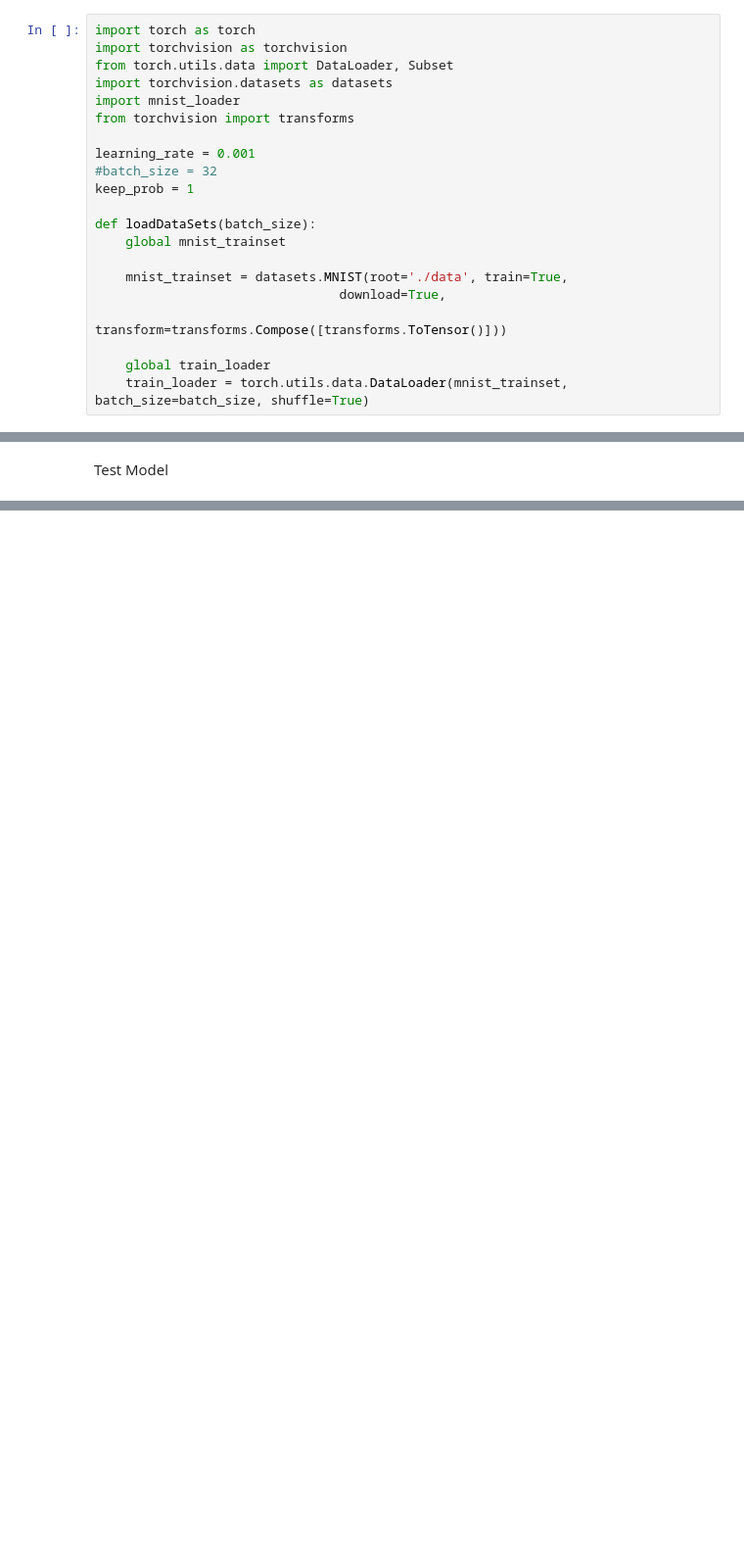
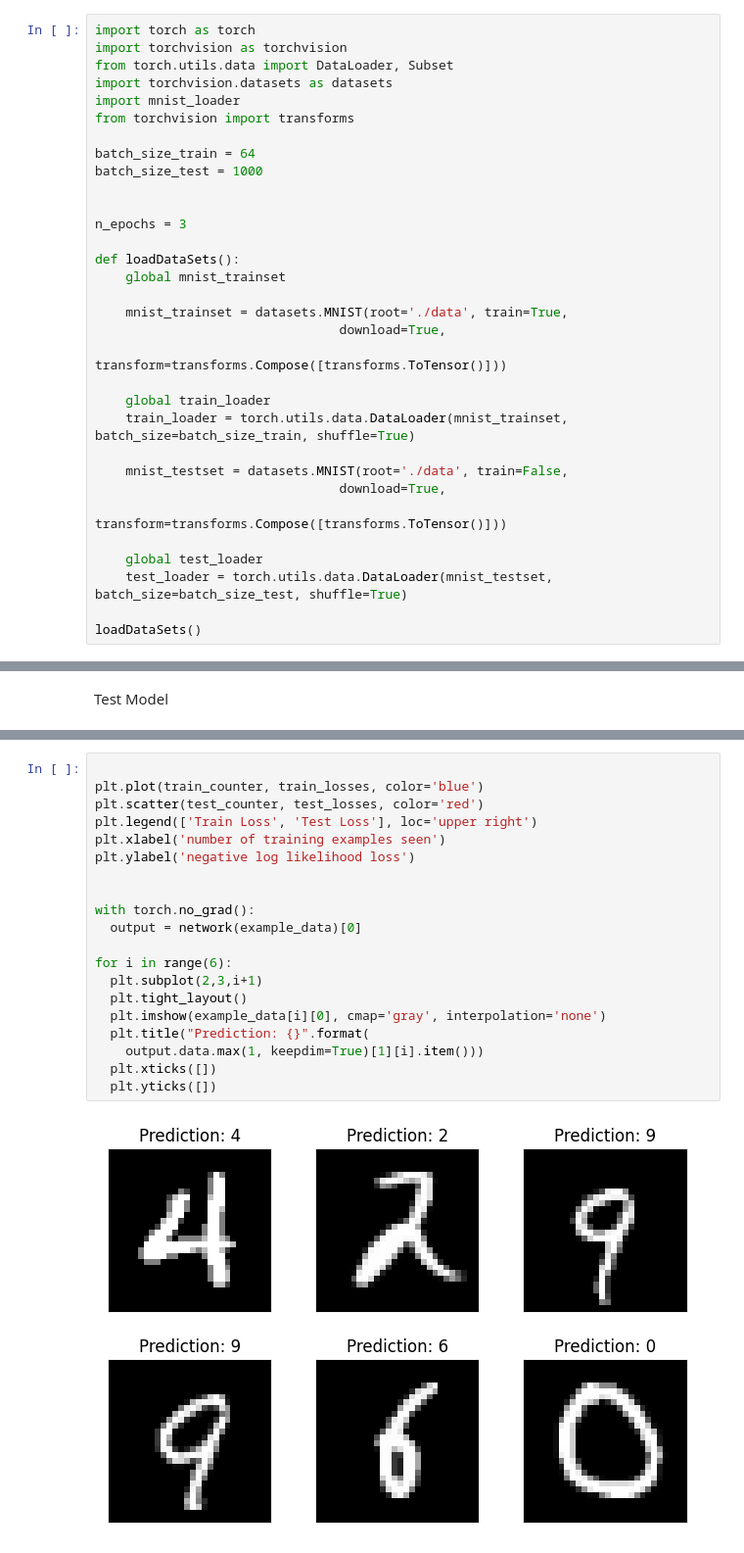
Before and after one commit to Naeempatel010/CS6316-Project, a Jupyter notebook: NN.ipynb, the cells around one changed output, grey strips where cells are left out. Shown at 98% size. Drawn from its saved outputs; the diff is of its cells as text; blank space fills up the shorter version.

```diff
--- a/NN.ipynb
+++ b/NN.ipynb
@@ -8,11 +8,13 @@ import torchvision.datasets as datasets
 import mnist_loader
 from torchvision import transforms
 
-learning_rate = 0.001
-#batch_size = 32
-keep_prob = 1
+batch_size_train = 64
+batch_size_test = 1000
 
-def loadDataSets(batch_size):
+
+n_epochs = 3
+
+def loadDataSets():
     global mnist_trainset
 
     mnist_trainset = datasets.MNIST(root='./data', train=True,
@@ -20,7 +22,16 @@ def loadDataSets(batch_size):
                                 transform=transforms.Compose([transforms.ToTensor()]))
 
     global train_loader
-    train_loader = torch.utils.data.DataLoader(mnist_trainset, batch_size=batch_size, shuffle=True)
+    train_loader = torch.utils.data.DataLoader(mnist_trainset, batch_size=batch_size_train, shuffle=True)
+
+    mnist_testset = datasets.MNIST(root='./data', train=False,
+                                download=True,
+                                transform=transforms.Compose([transforms.ToTensor()]))
+
+    global test_loader
+    test_loader = torch.utils.data.DataLoader(mnist_testset, batch_size=batch_size_test, shuffle=True)
+
+loadDataSets()
 # %% [markdown]
 Plot a subset of the Dataset
 # %%
@@ -163,0 +222,22 @@ Test Model
+# %%
+
+plt.plot(train_counter, train_losses, color='blue')
+plt.scatter(test_counter, test_losses, color='red')
+plt.legend(['Train Loss', 'Test Loss'], loc='upper right')
+plt.xlabel('number of training examples seen')
+plt.ylabel('negative log likelihood loss')
+
+
+with torch.no_grad():
+  output = network(example_data)[0]
+
+for i in range(6):
+  plt.subplot(2,3,i+1)
+  plt.tight_layout()
+  plt.imshow(example_data[i][0], cmap='gray', interpolation='none')
+  plt.title("Prediction: {}".format(
+    output.data.max(1, keepdim=True)[1][i].item()))
+  plt.xticks([])
+  plt.yticks([])
+# %% [output]
+[figure, added]
```
Also changed, not shown: parts of 5 cells of this notebook.
